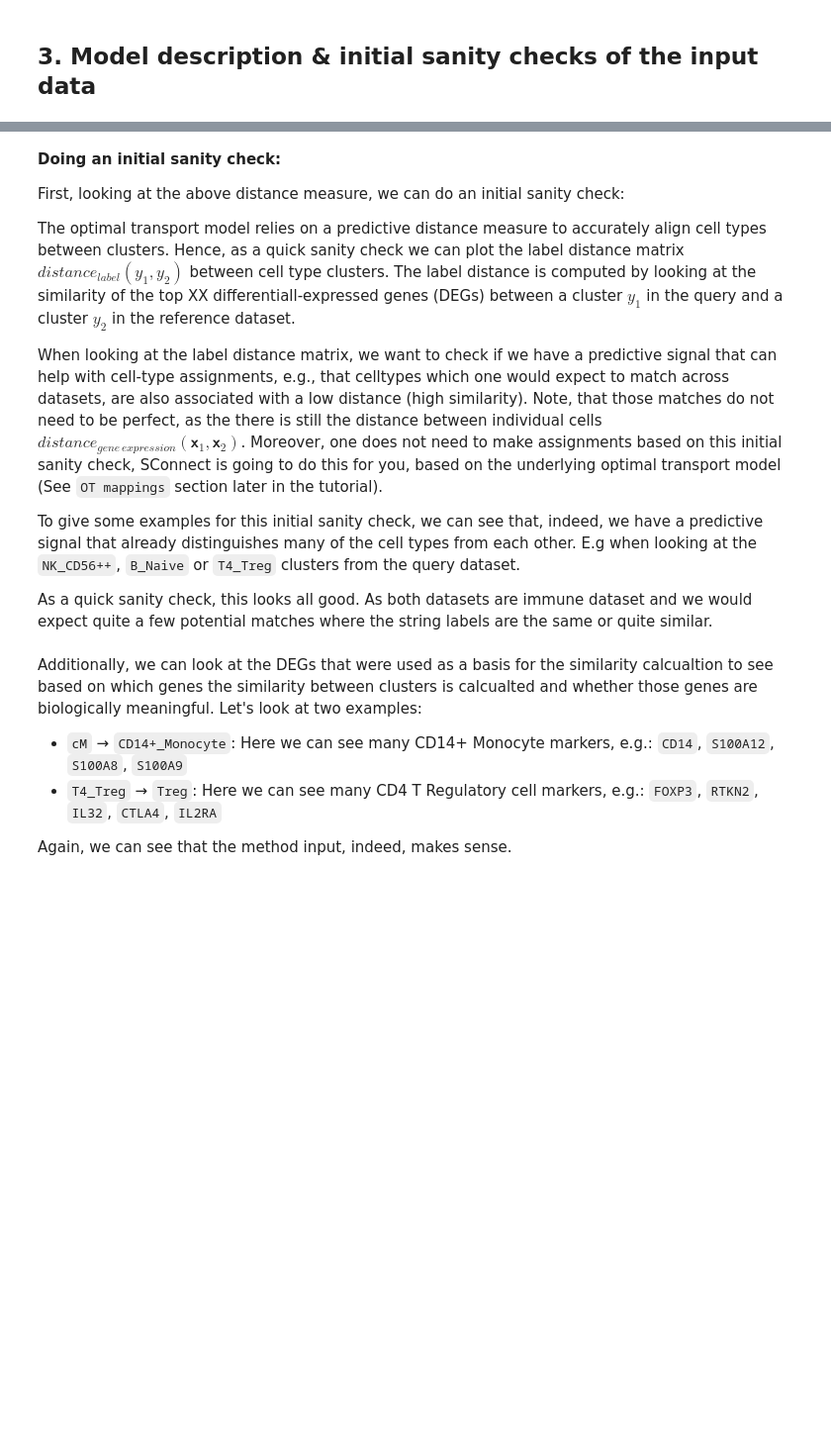
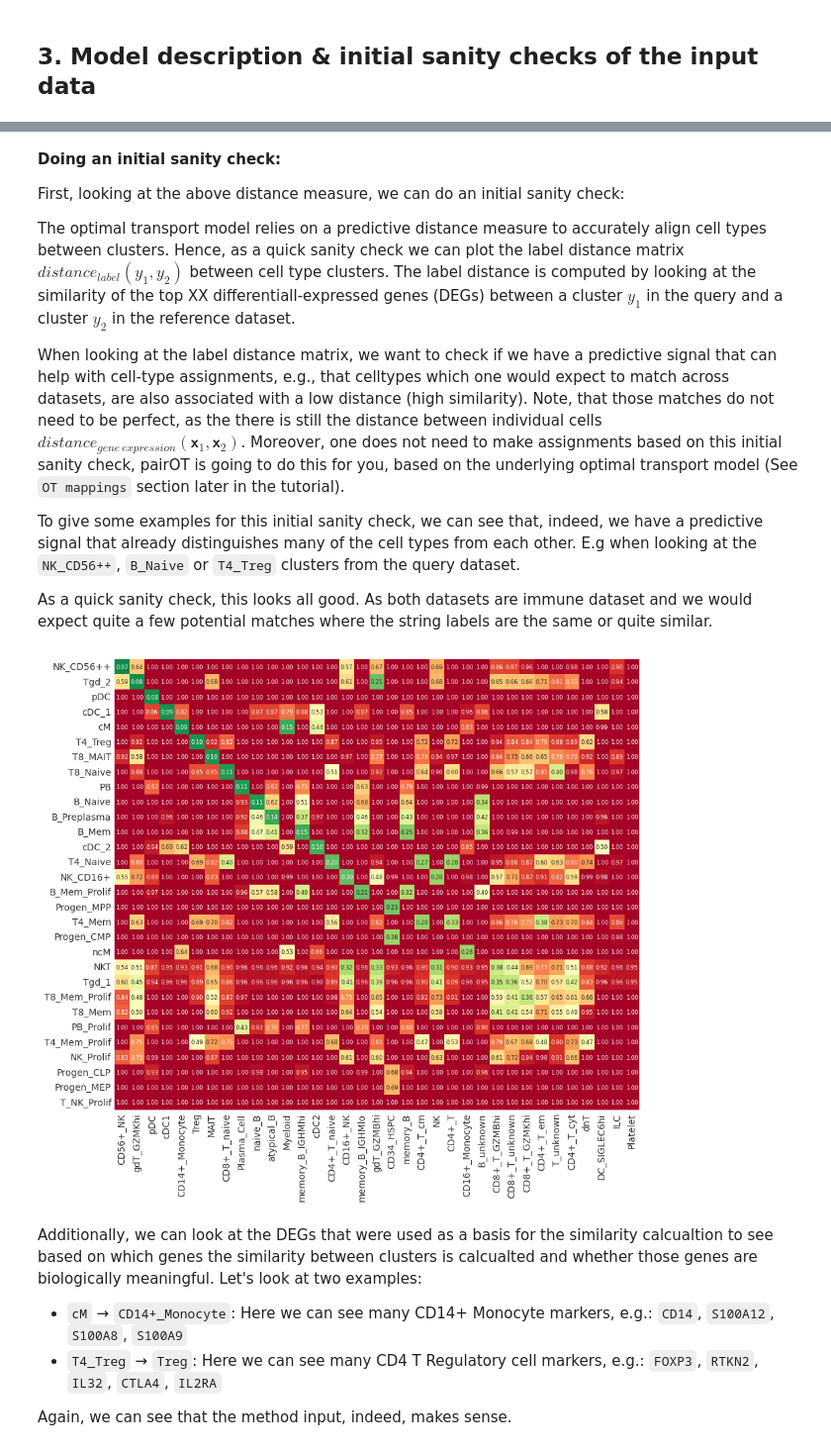
Before and after one commit to cellannotation/pairOT, a Jupyter notebook: docs/notebooks/Tutorial.ipynb, the cells around one changed output, grey strips where cells are left out. Shown at 99% size. Cells and saved outputs as stored; diff of their text form; code cells hidden in the pictures; blank space fills up the shorter version.

```diff
--- a/docs/notebooks/Tutorial.ipynb
+++ b/docs/notebooks/Tutorial.ipynb
@@ -220,7 +235,7 @@ First, looking at the above distance measure, we can do an initial sanity check:
 
 The optimal transport model relies on a predictive distance measure to accurately align cell types between clusters. Hence, as a quick sanity check we can plot the label distance matrix $distance_{label}(y_1, y_2)$ between cell type clusters. The label distance is computed by looking at the similarity of the top XX differentiall-expressed genes (DEGs) between a cluster $y_1$ in the query and a cluster $y_2$ in the reference dataset.
 
-When looking at the label distance matrix, we want to check if we have a predictive signal that can help with cell-type assignments, e.g., that celltypes which one would expect to match across datasets, are also associated with a low distance (high similarity). Note, that those matches do not need to be perfect, as the there is still the distance between individual cells $distance_{gene\,expression} (𝘅_1, 𝘅_2)$. Moreover, one does not need to make assignments based on this initial sanity check, SConnect is going to do this for you, based on the underlying optimal transport model (See `OT mappings` section later in the tutorial).
+When looking at the label distance matrix, we want to check if we have a predictive signal that can help with cell-type assignments, e.g., that celltypes which one would expect to match across datasets, are also associated with a low distance (high similarity). Note, that those matches do not need to be perfect, as the there is still the distance between individual cells $distance_{gene\,expression} (𝘅_1, 𝘅_2)$. Moreover, one does not need to make assignments based on this initial sanity check, pairOT is going to do this for you, based on the underlying optimal transport model (See `OT mappings` section later in the tutorial).
 
 To give some examples for this initial sanity check, we can see that, indeed, we have a predictive signal that already distinguishes many of the cell types from each other. E.g when looking at the `NK_CD56++`, `B_Naive` or `T4_Treg` clusters from the query dataset.
 
@@ -228,11 +243,18 @@ As a quick sanity check, this looks all good. As both datasets are immune datase
 # %%
 label_distance = dataset_map.label_distance
 # Sort label distance matrix that best matches are on the diagonal to aid visualization
 label_distance = label_distance.loc[
     label_distance.min(axis=1).sort_values().index.tolist(),
     label_distance.min().sort_values().index.tolist(),
 ]
 
-fig = pr.pl.mapping(label_distance, zmin=0.0, zmax=1.0, colormap="RdYlGn_r", sort_by_score=False)
-fig.update_coloraxes(showscale=False)
-fig
+pr.pl.mapping(
+    label_distance,
+    zmin=0.0,
+    zmax=1.0,
+    colormap="RdYlGn_r",
+    sort_by_score=False,
+    backend="matplotlib",
+);
+# %% [output]
+[figure, added]
```
Also changed, not shown: parts of 27 cells of this notebook, 1 other file.
